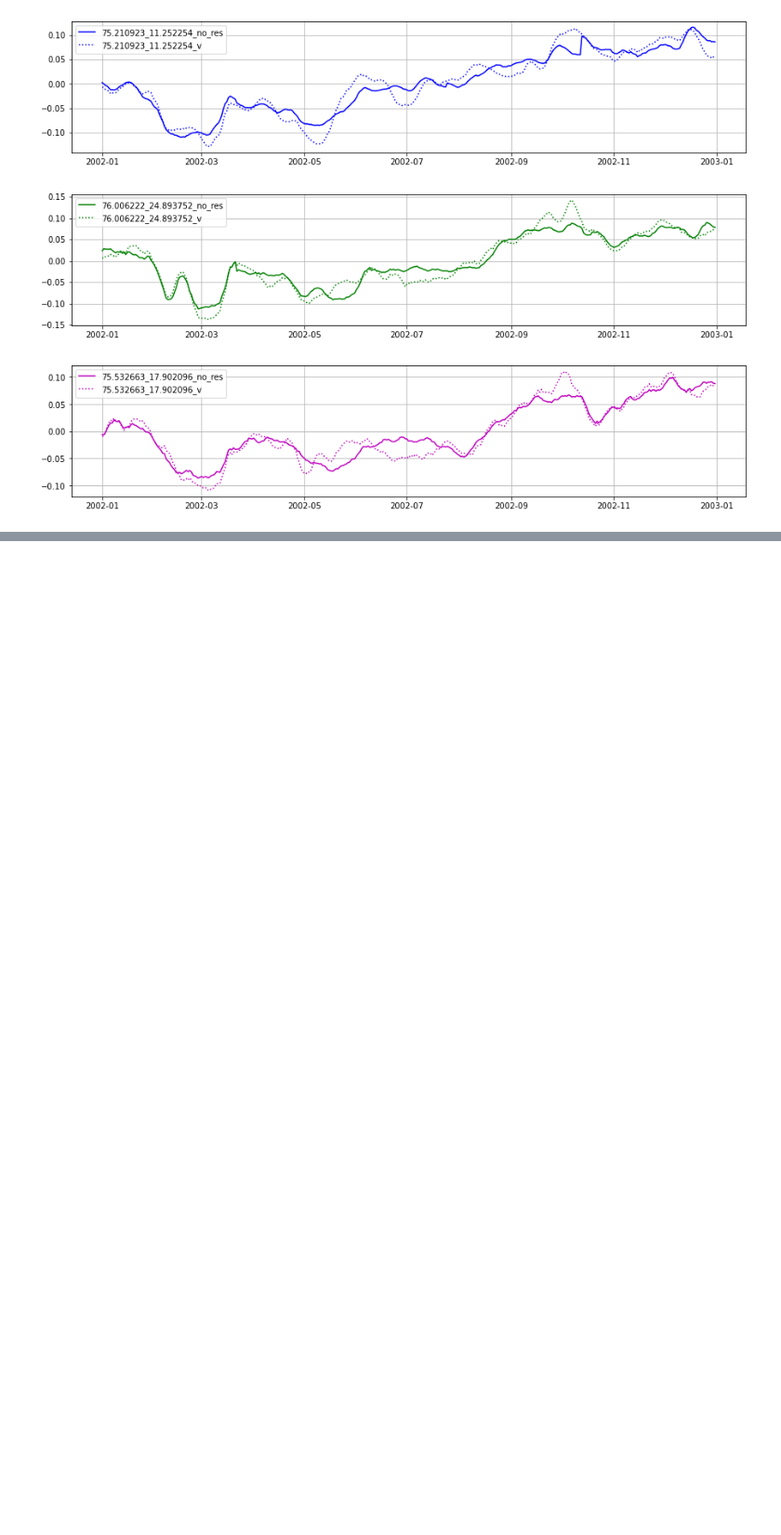
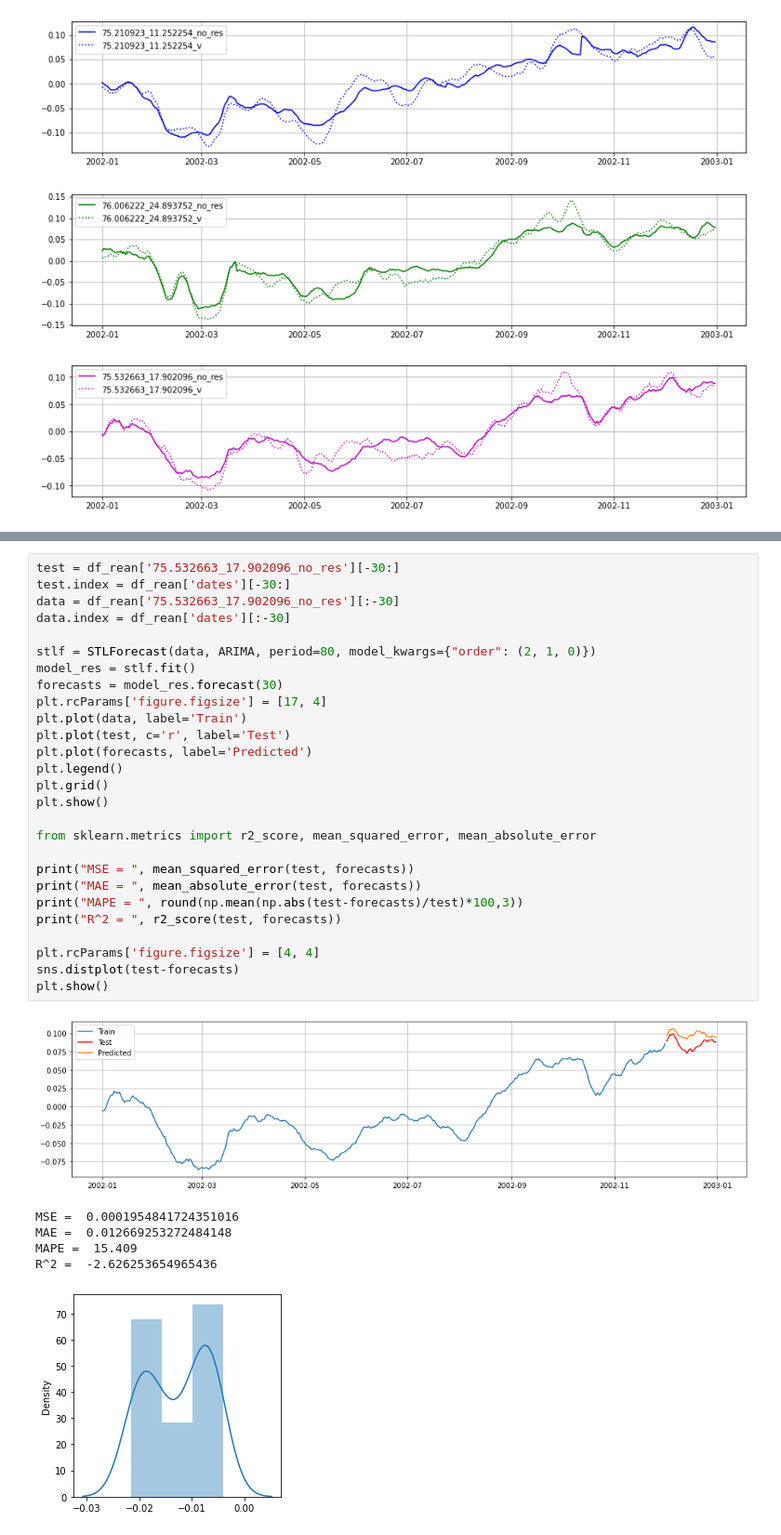
Before and after one commit to ChrisLisbon/ITMO_master_degree_classes, a Jupyter notebook: Research_work(NEMO)/predictive_model_on_reanalysis.ipynb, the cells around one changed output, grey strips where cells are left out. Shown at 93% size. Saved outputs shown, nothing was run; the diff lists cells and outputs as text; blank space fills up the shorter version.

```diff
--- a/Research_work(NEMO)/predictive_model_on_reanalysis.ipynb
+++ b/Research_work(NEMO)/predictive_model_on_reanalysis.ipynb
@@ -239 +273,35 @@ R^2 =  -0.49074742111647995
+# %%
+test = df_rean['75.532663_17.902096_no_res'][-30:]
+test.index = df_rean['dates'][-30:]
+data = df_rean['75.532663_17.902096_no_res'][:-30]
+data.index = df_rean['dates'][:-30]
+
+stlf = STLForecast(data, ARIMA, period=80, model_kwargs={"order": (2, 1, 0)})
+model_res = stlf.fit()
+forecasts = model_res.forecast(30)
+plt.rcParams['figure.figsize'] = [17, 4]
+plt.plot(data, label='Train')
+plt.plot(test, c='r', label='Test')
+plt.plot(forecasts, label='Predicted')
+plt.legend()
+plt.grid()
+plt.show()
+
+from sklearn.metrics import r2_score, mean_squared_error, mean_absolute_error
+
+print("MSE = ", mean_squared_error(test, forecasts))
+print("MAE = ", mean_absolute_error(test, forecasts))
+print("MAPE = ", round(np.mean(np.abs(test-forecasts)/test)*100,3))
+print("R^2 = ", r2_score(test, forecasts))
+
+plt.rcParams['figure.figsize'] = [4, 4]
+sns.distplot(test-forecasts)
+plt.show()
+# %% [output]
+[figure, added]
+MSE =  0.0001954841724351016
+MAE =  0.012669253272484148
+MAPE =  15.409
+R^2 =  -2.626253654965436
+[figure, added]
 # %% [markdown]
```
Also changed, not shown: parts of 3 cells of this notebook, 1 other file.
